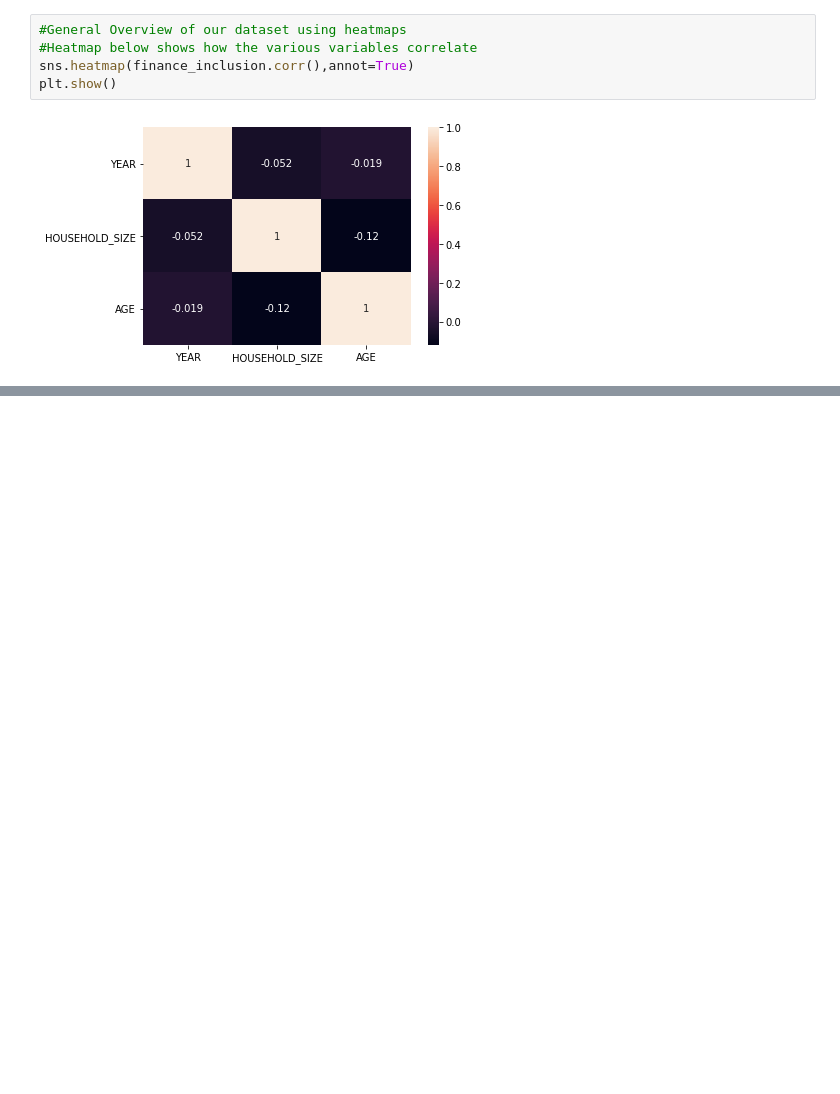
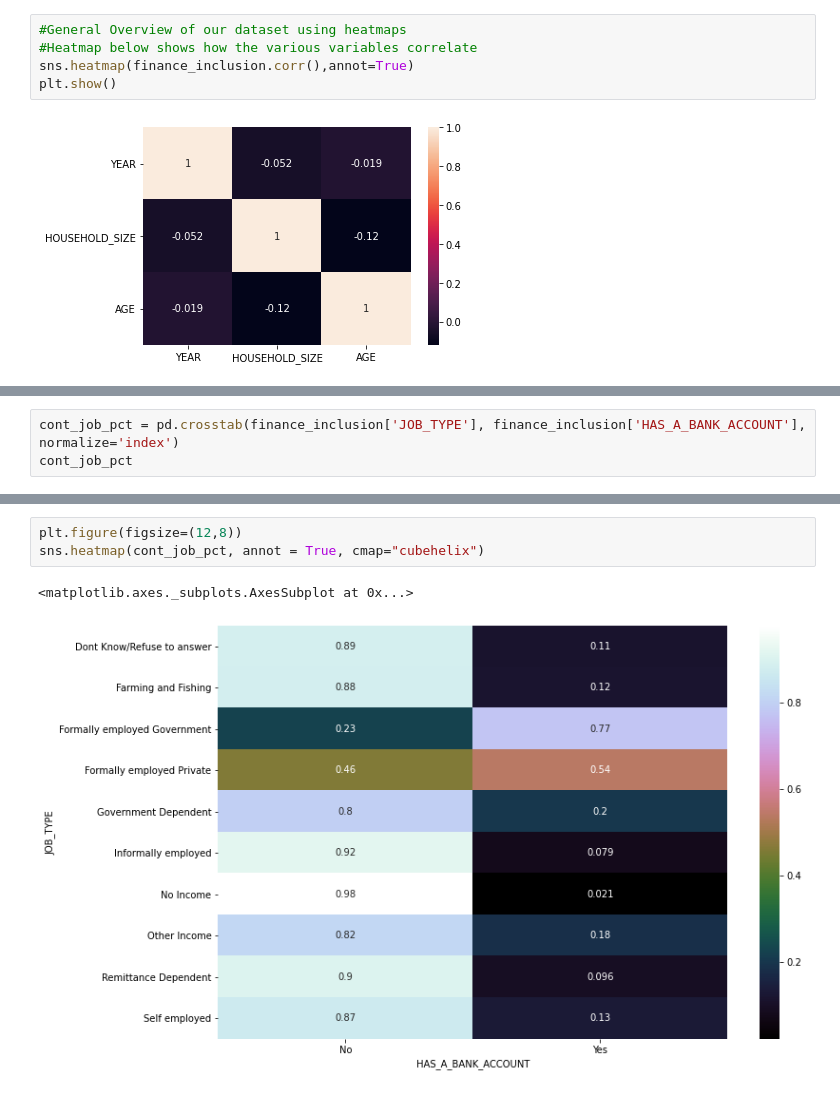
Before and after one commit to Obreintelly/EDA, a Jupyter notebook: Week_2_IP_Exploratory_Data_Analysis_Core.ipynb, the cells around one changed output, grey strips where cells are left out. Saved outputs shown, nothing was run; the diff lists cells and outputs as text; blank space fills up the shorter version.

```diff
--- a/Week_2_IP_Exploratory_Data_Analysis_Core.ipynb
+++ b/Week_2_IP_Exploratory_Data_Analysis_Core.ipynb
@@ -456,0 +610,3 @@ plt.show()
+# %%
+cont_job_pct = pd.crosstab(finance_inclusion['JOB_TYPE'], finance_inclusion['HAS_A_BANK_ACCOUNT'], normalize='index')
+cont_job_pct
@@ -456,0 +626,6 @@ plt.show()
+# %%
+plt.figure(figsize=(12,8))
+sns.heatmap(cont_job_pct, annot = True, cmap="cubehelix")
+# %% [output]
+<matplotlib.axes._subplots.AxesSubplot at 0x...>
+[figure, added]
```
Also changed, not shown: parts of 28 cells of this notebook.
